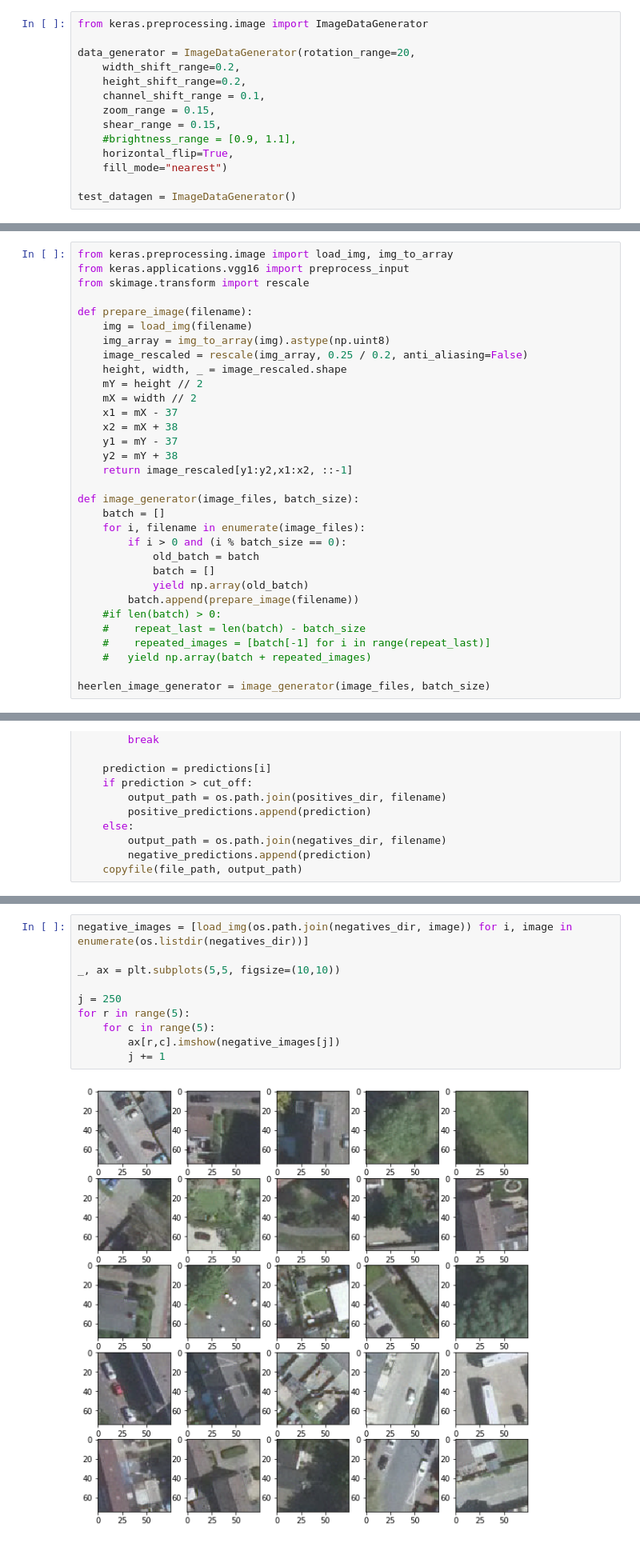
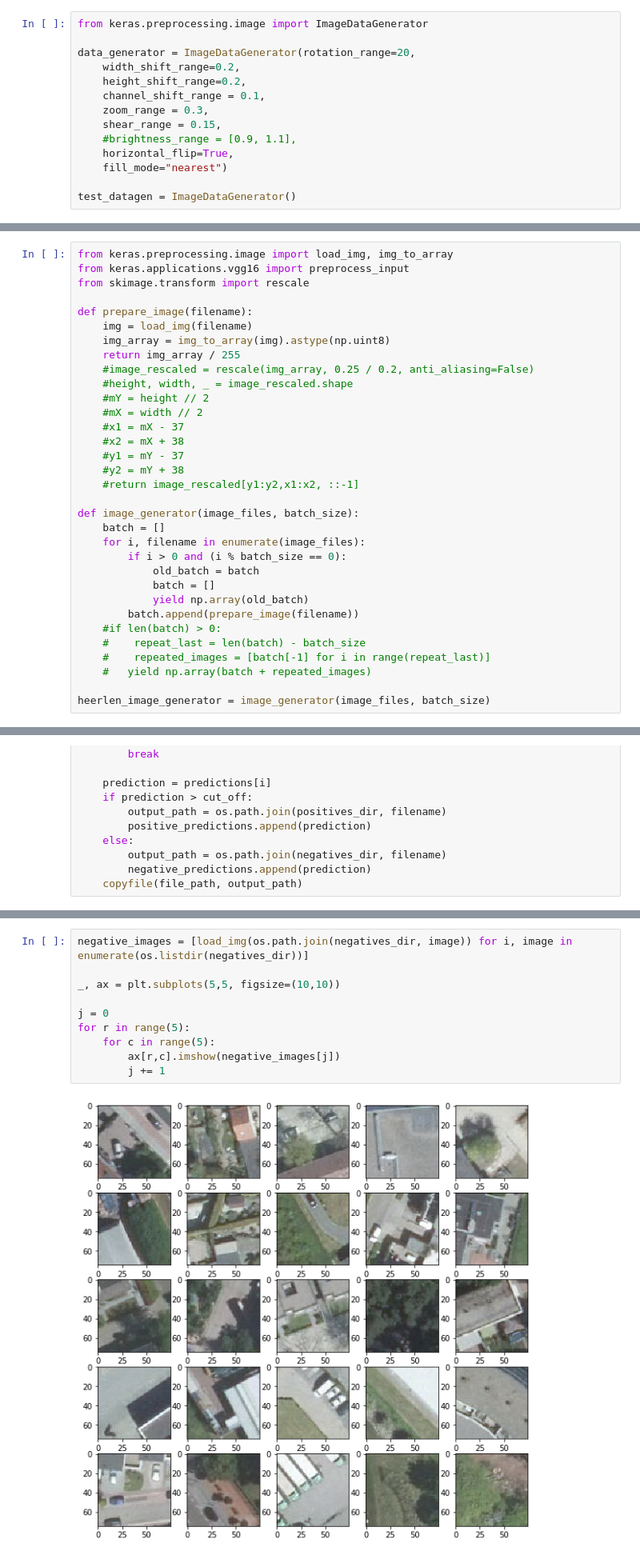
Before and after one commit to thinkpractice/DeepSolaris, a Jupyter notebook: VGG16 Training & Preprocessing.ipynb, the cells around one changed output, grey strips where cells are left out. Shown at 80% size. Saved outputs shown, nothing was run; the diff lists cells and outputs as text.

```diff
--- a/VGG16 Training & Preprocessing.ipynb
+++ b/VGG16 Training & Preprocessing.ipynb
@@ -72,7 +72,7 @@ data_generator = ImageDataGenerator(rotation_range=20,
     width_shift_range=0.2,
     height_shift_range=0.2,
     channel_shift_range = 0.1,
-    zoom_range = 0.15,
+    zoom_range = 0.3,
     shear_range = 0.15,
     #brightness_range = [0.9, 1.1],
     horizontal_flip=True,
@@ -360,15 +356,16 @@ from skimage.transform import rescale
 def prepare_image(filename):
     img = load_img(filename)
     img_array = img_to_array(img).astype(np.uint8)
-    image_rescaled = rescale(img_array, 0.25 / 0.2, anti_aliasing=False)
-    height, width, _ = image_rescaled.shape
-    mY = height // 2
-    mX = width // 2
-    x1 = mX - 37
-    x2 = mX + 38
-    y1 = mY - 37
-    y2 = mY + 38
-    return image_rescaled[y1:y2,x1:x2, ::-1]
+    return img_array / 255
+    #image_rescaled = rescale(img_array, 0.25 / 0.2, anti_aliasing=False)
+    #height, width, _ = image_rescaled.shape
+    #mY = height // 2
+    #mX = width // 2
+    #x1 = mX - 37
+    #x2 = mX + 38
+    #y1 = mY - 37
+    #y2 = mY + 38
+    #return image_rescaled[y1:y2,x1:x2, ::-1]
 
 def image_generator(image_files, batch_size):
     batch = []
@@ -447,12 +440,12 @@ for r in range(5):
 # %%
 negative_images = [load_img(os.path.join(negatives_dir, image)) for i, image in enumerate(os.listdir(negatives_dir))]
 
 _, ax = plt.subplots(5,5, figsize=(10,10))
 
-j = 250
+j = 0
 for r in range(5):
     for c in range(5):
         ax[r,c].imshow(negative_images[j])
         j += 1
 # %% [output]
-[figure, old version]
+[figure, new version]
```
Also changed, not shown: parts of 16 cells of this notebook, 1 other file.
